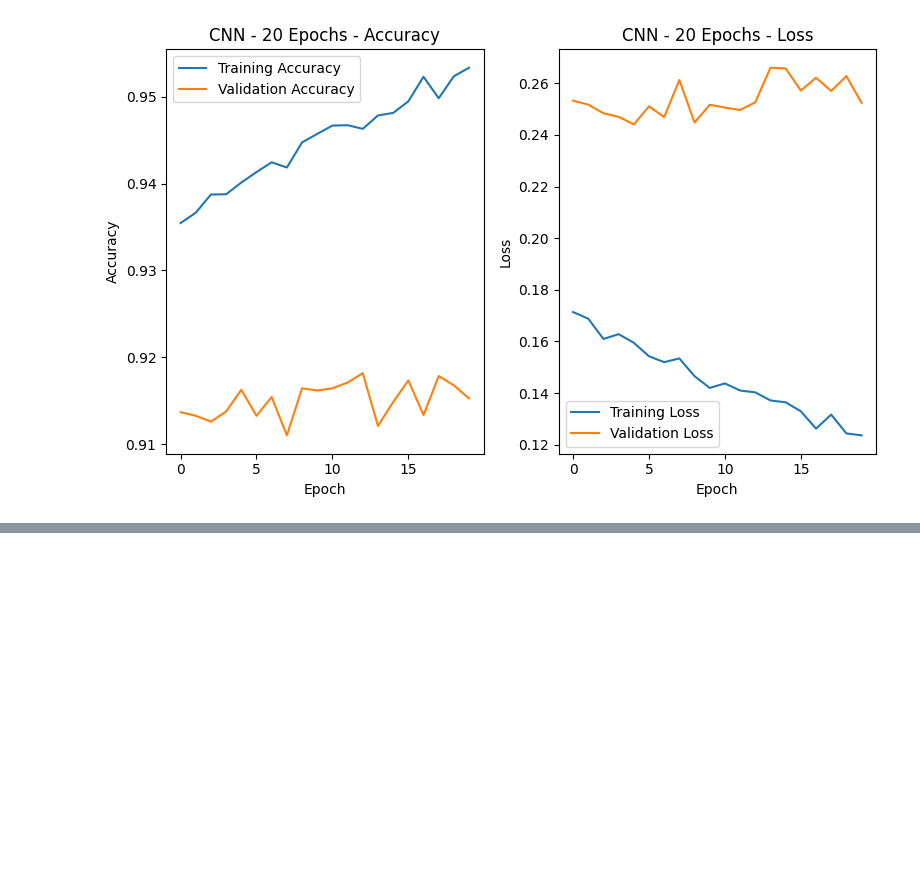
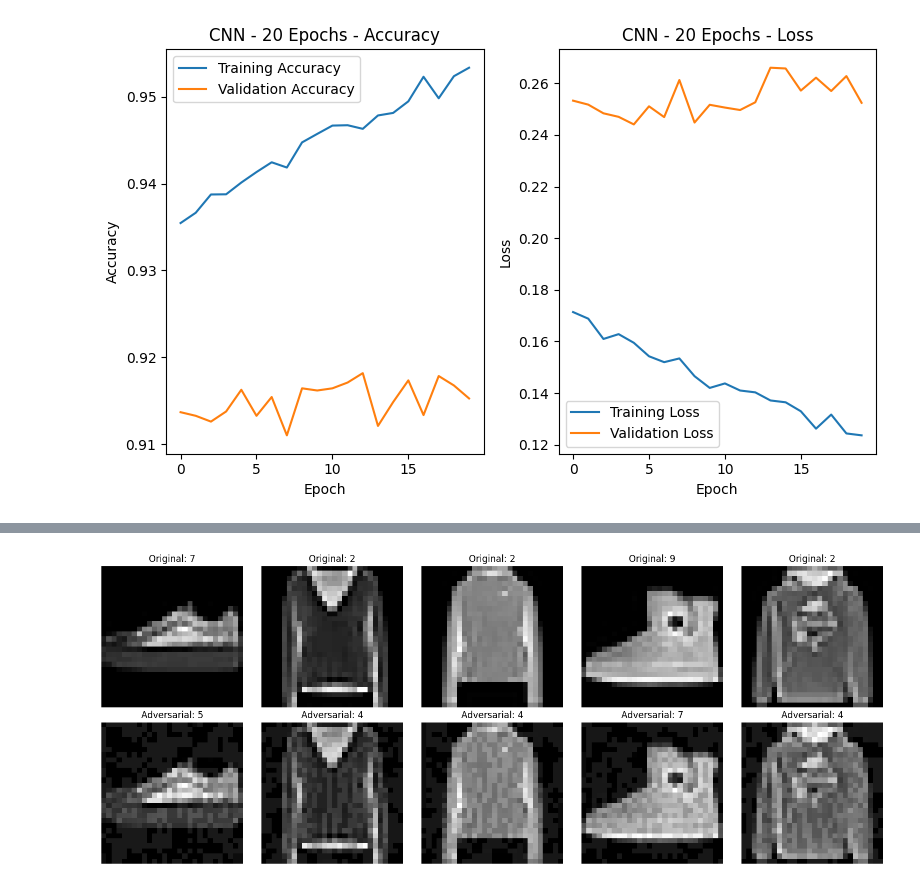
Before and after one commit to Lamar-yasir18/College-Projects, a Jupyter notebook: fashion_mnist.ipynb, the cells around one changed output, grey strips where cells are left out. Drawn from its saved outputs; the diff is of its cells as text; code cells hidden in the pictures; blank space fills up the shorter version.

```diff
--- a/fashion_mnist.ipynb
+++ b/fashion_mnist.ipynb
@@ -266,9 +263,0 @@ Epoch 10/10
-# %%
-# Try more epochs 15
-cnn_history2 = cnn.fit(
-    X_train_, y_train_,
-    batch_size=250,
-    epochs=15,
-    verbose=1,
-    validation_data=(X_val_, y_val_)
-)
@@ -757,0 +353,38 @@ weighted avg       0.73      0.69      0.66     10000
+# %%
+# Craft adversarial examples using FGSM
+def craft_adversarial_examples(model, X_test, epsilon):
+    return fast_gradient_method(model_fn=model, x=X_test, eps=epsilon, norm=np.inf)
+
+# Evaluate the model and visualize results
+def evaluate_and_visualize(model, X_test, y_test, epsilon):
+    # Accuracy on clean data
+    clean_acc = model.evaluate(X_test, y_test, verbose=0)[1]
+    print(f"Accuracy on clean data: {clean_acc * 100:.2f}%")
+
+    # Generate adversarial examples
+    X_adv = craft_adversarial_examples(model, X_test, epsilon)
+    adv_acc = model.evaluate(X_adv, y_test, verbose=0)[1]
+    print(f"Accuracy on adversarial data (epsilon={epsilon}): {adv_acc * 100:.2f}%")
+
+    # Visualize original and adversarial images
+    indices = np.random.choice(len(X_adv), 5, replace=False)
+    fig, axes = plt.subplots(2, 5, figsize=(15, 6))
+
+    for i, idx in enumerate(indices):
+        # Original images
+        axes[0, i].imshow(np.squeeze(X_test[idx]), cmap='gray')
+        axes[0, i].set_title(f"Original: {np.argmax(y_test[idx])}")
+        axes[0, i].axis('off')
+
+        # Adversarial images
+        axes[1, i].imshow(np.squeeze(X_adv[idx]), cmap='gray')
+        axes[1, i].set_title(f"Adversarial: {np.argmax(model.predict(X_adv[idx:idx+1]))}")
+        axes[1, i].axis('off')
+
+    plt.tight_layout()
+    plt.show()
+
+# Execute the adversarial attack
+epsilon = 0.05
+evaluate_and_visualize(cnn, X_test_shaped, y_test_shaped, epsilon)
+# %% [output]
@@ -757,0 +398 @@ weighted avg       0.73      0.69      0.66     10000
+[figure, added]
```
Also changed, not shown: parts of 24 cells of this notebook.
